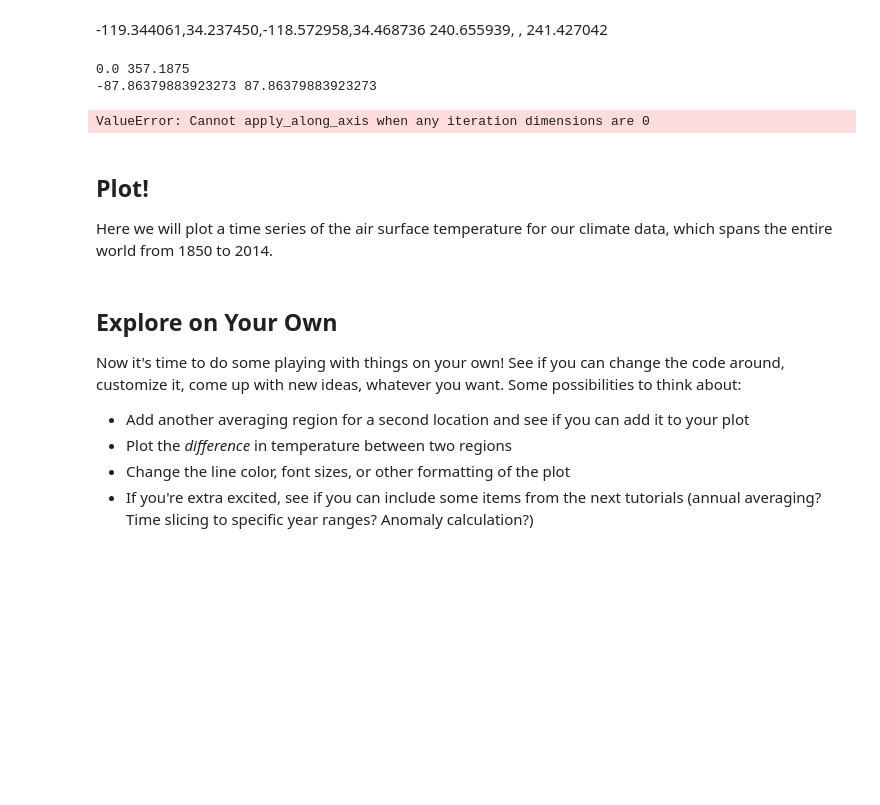
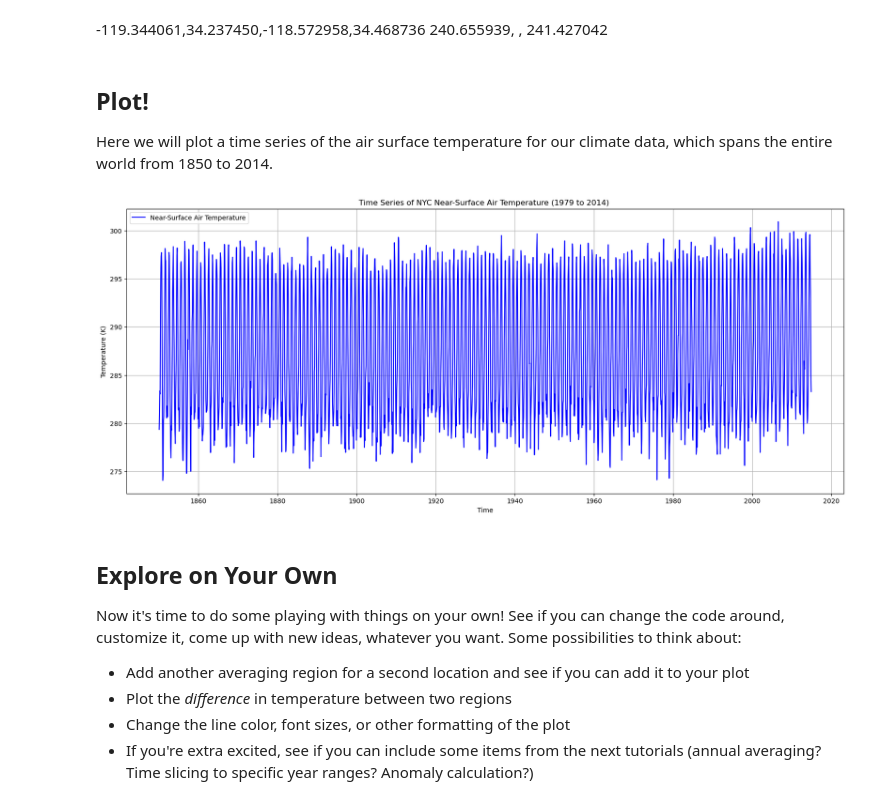
Before and after one commit to imsibaja/Time-Series-Plots, a Jupyter notebook: Workbook_Tutorial1.ipynb, the cells around one changed output. Saved outputs shown, nothing was run; the diff lists cells and outputs as text; code cells hidden in the pictures; blank space fills up the shorter version.

```diff
--- a/Workbook_Tutorial1.ipynb
+++ b/Workbook_Tutorial1.ipynb
@@ -144,14 +144,8 @@ The first thing we need to do in order to create a regional average is to pick a
 tas = data['tas']
 
 # Define min/max bounds for region of interest (NYC)
-lat_min, lat_max = 34.237450, 34.468736
-lon_min, lon_max = 240.655939, 241.427042
+lat_min, lat_max = 34.237450, 37.67309
+lon_min, lon_max = 239.0625, 241.875
-# %%
-print(tas.lon.min().item(), tas.lon.max().item())
-print(tas.lat.min().item(), tas.lat.max().item())
-# %% [output]
-0.0 357.1875
--87.86379883923273 87.86379883923273
 # %%
 # Define logical mask: True when lat/lon inside the valid ranges, False elsewhere
 tas_SCRV_lat = (tas.lat >= lat_min) & (tas.lat <= lat_max)
@@ -159,15 +153,24 @@ tas_SCRV_lon = (tas.lon >= lon_min) & (tas.lon <= lon_max)
 
 # Find points where the mask value is True, drop all other points
 tas_SCRV = tas.where(tas_SCRV_lat & tas_SCRV_lon, drop=True)
-# %% [output]
-ValueError: Cannot apply_along_axis when any iteration dimensions are 0
 # %%
 # Average over lat, lon dimensions to get a time series
-tas_SCRV = tas_NYC.mean(dim=["lat", "lon"])
+tas_SCRV = tas_SCRV.mean(dim=["lat", "lon"])
 # %% [markdown]
 <a id='Plot'></a>
 ## **Plot!**
 Here we will plot a time series of the air surface temperature for our climate data, which spans the entire world from 1850 to 2014.
+# %%
+fig, ax = plt.subplots(figsize=(20, 8))
+ax.plot(time, tas_SCRV, label='Near-Surface Air Temperature', color='b')
+ax.set_title("Time Series of NYC Near-Surface Air Temperature (1979 to 2014) ")
+ax.set_xlabel("Time")
+ax.set_ylabel("Temperature (K)")
+ax.legend()
+ax.grid()
+plt.show()
+# %% [output]
+[figure, added]
 # %% [markdown]
 <a id='explore'></a>
 ## **Explore on Your Own**
```
Also changed, not shown: parts of 4 cells of this notebook, 1 other file.
